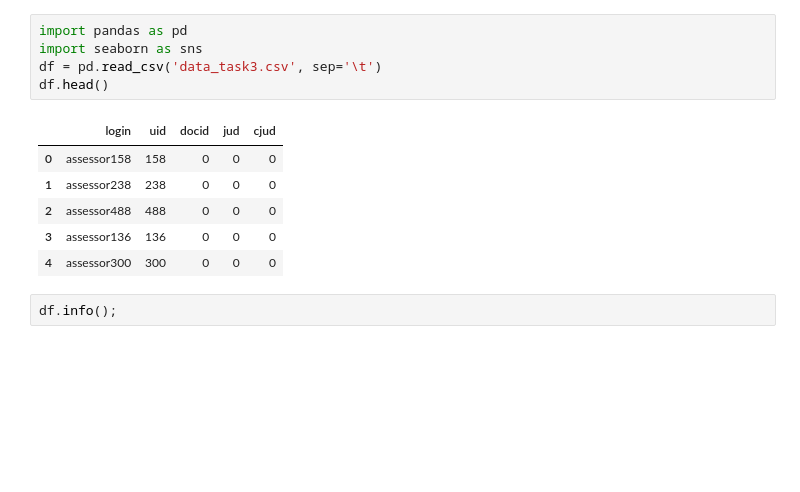
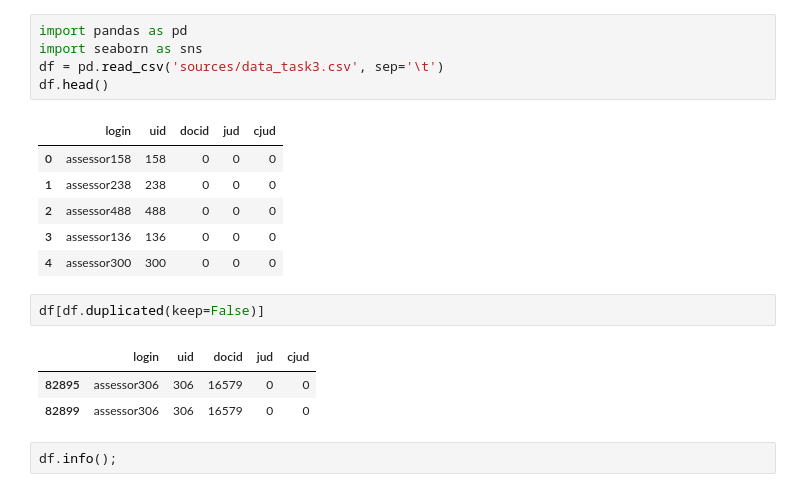
Before and after one commit to PhenixFlame/AssessorTasks, a Jupyter notebook: assessor_ranks.ipynb, the cells around one changed output. Saved outputs shown, nothing was run; the diff lists cells and outputs as text; blank space fills up the shorter version.

```diff
--- a/assessor_ranks.ipynb
+++ b/assessor_ranks.ipynb
@@ -48,7 +48,7 @@
 # %%
 import pandas as pd
 import seaborn as sns
-df = pd.read_csv('data_task3.csv', sep='\t')
+df = pd.read_csv('sources/data_task3.csv', sep='\t')
 df.head()
 # %% [output]
 |  | login | uid | docid | jud | cjud |
@@ -57,6 +57,12 @@ df.head()
 | 2 | assessor488 | 488 | 0 | 0 | 0 |
 | 3 | assessor136 | 136 | 0 | 0 | 0 |
 | 4 | assessor300 | 300 | 0 | 0 | 0 |
+# %%
+df[df.duplicated(keep=False)]
+# %% [output]
+|  | login | uid | docid | jud | cjud |
+| 82895 | assessor306 | 306 | 16579 | 0 | 0 |
+| 82899 | assessor306 | 306 | 16579 | 0 | 0 |
 # %%
 df.info();
 # %% [output]
```
Also changed, not shown: parts of 2 cells of this notebook, 3 other files.
